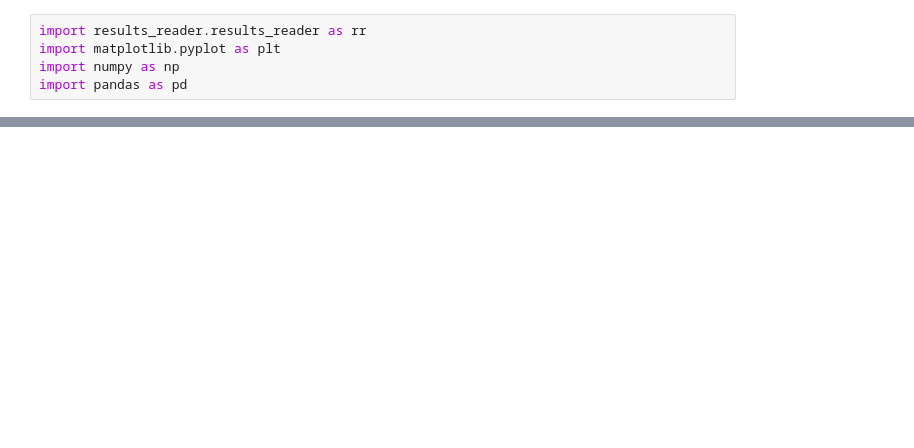
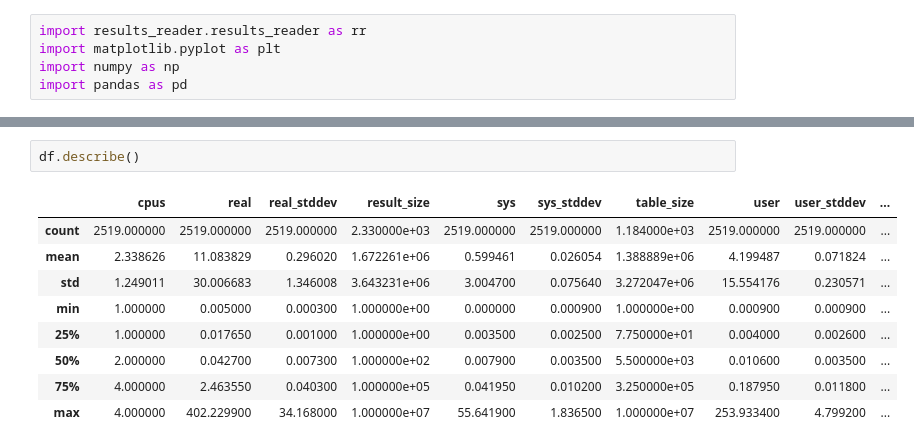
Before and after one commit to skarpecki/db_perf_tests, a Jupyter notebook: praca_inz.ipynb, the cells around one changed output, grey strips where cells are left out. Saved outputs shown, nothing was run; the diff lists cells and outputs as text; blank space fills up the shorter version.

```diff
--- a/praca_inz.ipynb
+++ b/praca_inz.ipynb
@@ -77 +67,13 @@ plt.show()
+# %%
+df.describe()
+# %% [output]
+|  | cpus | real | real_stddev | result_size | sys | sys_stddev | table_size | user | user_stddev | ... |
+| count | 2519.000000 | 2519.000000 | 2519.000000 | 2.330000e+03 | 2519.000000 | 2519.000000 | 1.184000e+03 | 2519.000000 | 2519.000000 | ... |
+| mean | 2.338626 | 11.083829 | 0.296020 | 1.672261e+06 | 0.599461 | 0.026054 | 1.388889e+06 | 4.199487 | 0.071824 | ... |
+| std | 1.249011 | 30.006683 | 1.346008 | 3.643231e+06 | 3.004700 | 0.075640 | 3.272047e+06 | 15.554176 | 0.230571 | ... |
+| min | 1.000000 | 0.005000 | 0.000300 | 1.000000e+00 | 0.000000 | 0.000900 | 1.000000e+00 | 0.000900 | 0.000900 | ... |
+| 25% | 1.000000 | 0.017650 | 0.001000 | 1.000000e+00 | 0.003500 | 0.002500 | 7.750000e+01 | 0.004000 | 0.002600 | ... |
+| 50% | 2.000000 | 0.042700 | 0.007300 | 1.000000e+02 | 0.007900 | 0.003500 | 5.500000e+03 | 0.010600 | 0.003500 | ... |
+| 75% | 4.000000 | 2.463550 | 0.040300 | 1.000000e+05 | 0.041950 | 0.010200 | 3.250000e+05 | 0.187950 | 0.011800 | ... |
+| max | 4.000000 | 402.229900 | 34.168000 | 1.000000e+07 | 55.641900 | 1.836500 | 1.000000e+07 | 253.933400 | 4.799200 | ... |
 # %%
```
Also changed, not shown: parts of 16 cells of this notebook.
